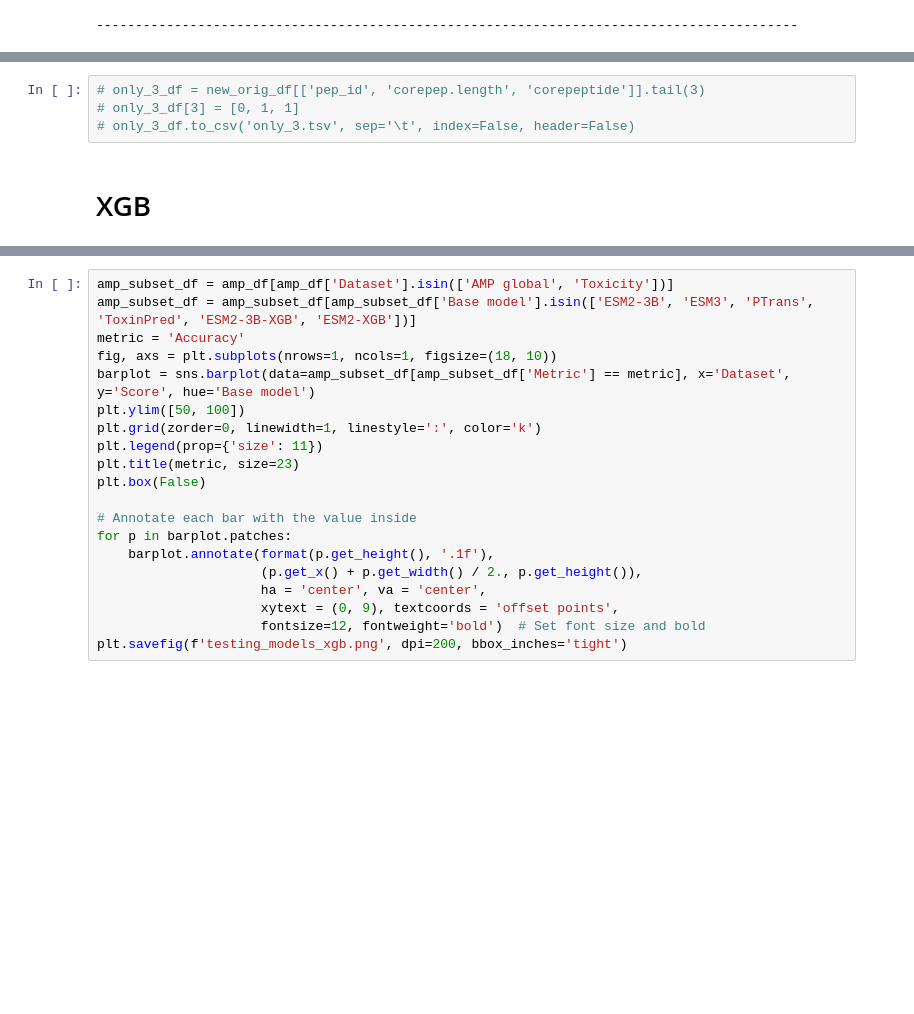
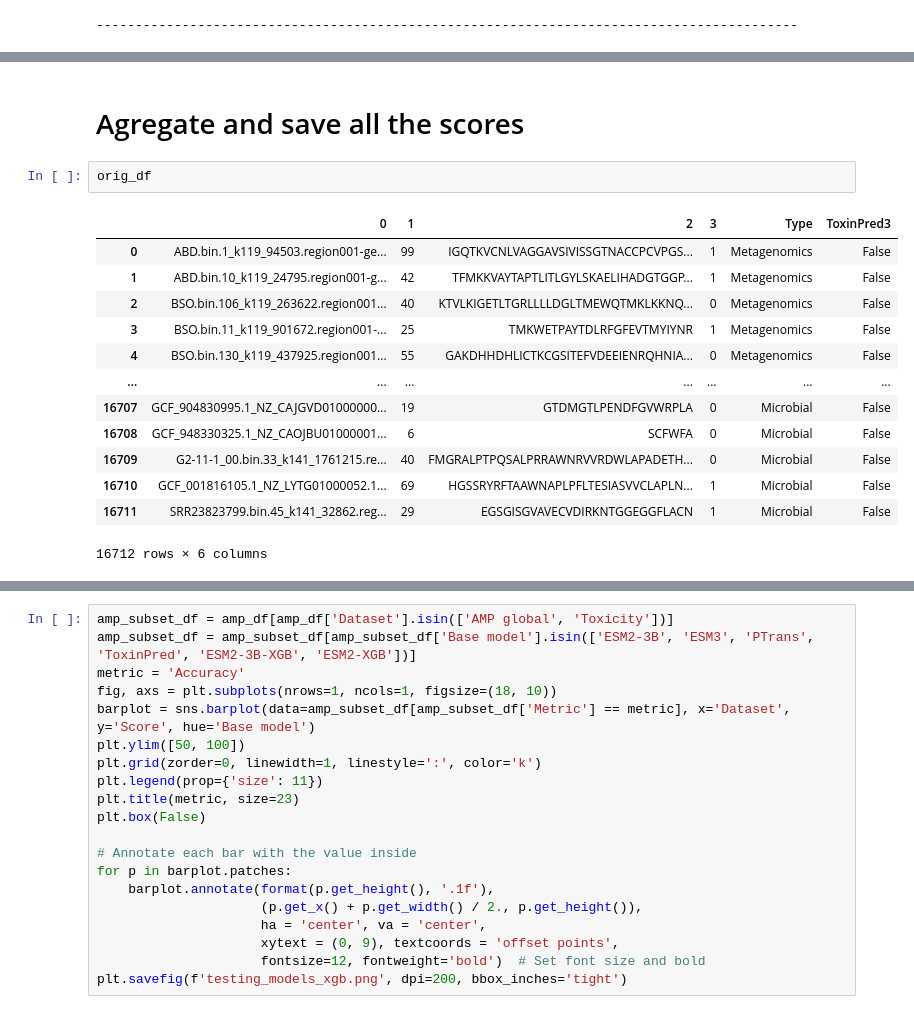
Before and after one commit to BGI-METAI/Metagenome-AI, a Jupyter notebook: notebooks/amp_tox_ripp-round2.ipynb, the cells around one changed output, grey strips where cells are left out. Cells and saved outputs as stored; diff of their text form; blank space fills up the shorter version.

```diff
--- a/notebooks/amp_tox_ripp-round2.ipynb
+++ b/notebooks/amp_tox_ripp-round2.ipynb
@@ -446,6 +410,18 @@ new_orig_df.to_csv('../data/predictions/lab_validation_2nd_round/16618_corepepti
-# %%
-# only_3_df = new_orig_df[['pep_id', 'corepep.length', 'corepeptide']].tail(3)
-# only_3_df[3] = [0, 1, 1]
-# only_3_df.to_csv('only_3.tsv', sep='\t', index=False, header=False)
-# %% [markdown]
-# XGB
+# %% [markdown]
+# Agregate and save all the scores
+# %%
+orig_df
+# %% [output]
+|  | 0 | 1 | 2 | 3 | Type | ToxinPred3 |
+| 0 | ABD.bin.1_k119_94503.region001-ge... | 99 | IGQTKVCNLVAGGAVSIVISSGTNACCPCVPGS... | 1 | Metagenomics | False |
+| 1 | ABD.bin.10_k119_24795.region001-g... | 42 | TFMKKVAYTAPTLITLGYLSKAELIHADGTGGP... | 1 | Metagenomics | False |
+| 2 | BSO.bin.106_k119_263622.region001... | 40 | KTVLKIGETLTGRLLLLDGLTMEWQTMKLKKNQ... | 0 | Metagenomics | False |
+| 3 | BSO.bin.11_k119_901672.region001-... | 25 | TMKWETPAYTDLRFGFEVTMYIYNR | 1 | Metagenomics | False |
+| 4 | BSO.bin.130_k119_437925.region001... | 55 | GAKDHHDHLICTKCGSITEFVDEEIENRQHNIA... | 0 | Metagenomics | False |
+| ... | ... | ... | ... | ... | ... | ... |
+| 16707 | GCF_904830995.1_NZ_CAJGVD01000000... | 19 | GTDMGTLPENDFGVWRPLA | 0 | Microbial | False |
+| 16708 | GCF_948330325.1_NZ_CAOJBU01000001... | 6 | SCFWFA | 0 | Microbial | False |
+| 16709 | G2-11-1_00.bin.33_k141_1761215.re... | 40 | FMGRALPTPQSALPRRAWNRVVRDWLAPADETH... | 0 | Microbial | False |
+| 16710 | GCF_001816105.1_NZ_LYTG01000052.1... | 69 | HGSSRYRFTAAWNAPLPFLTESIASVVCLAPLN... | 1 | Microbial | False |
+| 16711 | SRR23823799.bin.45_k141_32862.reg... | 29 | EGSGISGVAVECVDIRKNTGGEGGFLACN | 1 | Microbial | False |
+16712 rows × 6 columns
```
Also changed, not shown: parts of 9 cells of this notebook.
